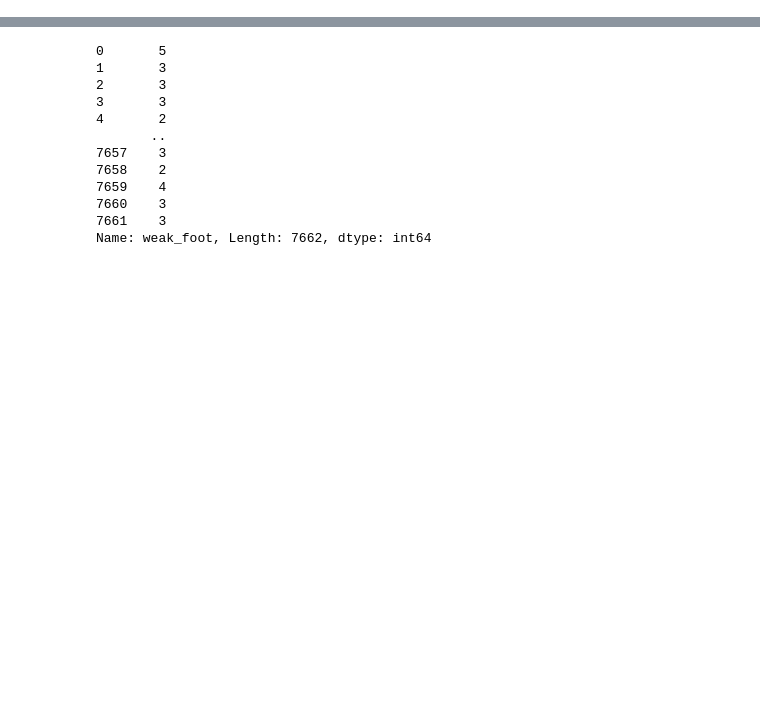
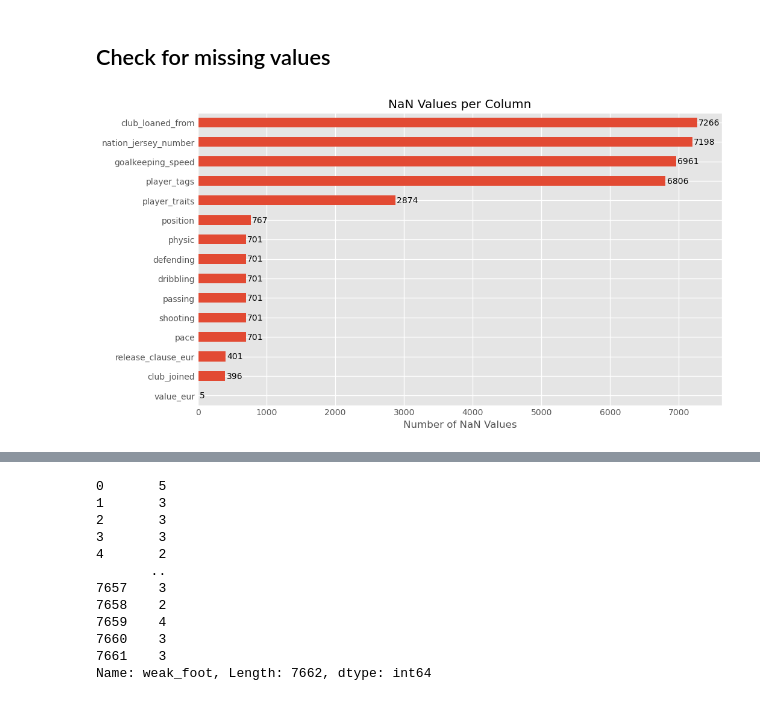
Before and after one commit to mhandt9/football-pos-prediction, a Jupyter notebook: balling.ipynb, the cells around one changed output, grey strips where cells are left out. Drawn from its saved outputs; the diff is of its cells as text; code cells hidden in the pictures; blank space fills up the shorter version.

```diff
--- a/balling.ipynb
+++ b/balling.ipynb
@@ -23,0 +93,19 @@ df_raw = pd.concat([train_raw, test_raw], ignore_index=True)
+# %% [markdown]
+## Check for missing values
+# %%
+# Check for NaN values and filter columns with more than 0 NaN
+na_counts = df_raw.isna().sum()
+columns_with_nan = na_counts[na_counts > 0].index
+df_missing = na_counts[columns_with_nan].sort_values(ascending=True)
+
+ax = df_missing.plot(kind='barh', figsize=(10, 6))
+plt.title('NaN Values per Column')
+plt.xlabel('Number of NaN Values')
+
+# Add numbers on the right side of each bar
+for i, v in enumerate(df_missing):
+    ax.text(v + 20, i, str(v), ha='left', va='center')
+
+plt.show()
+# %% [output]
+[figure, added]
```
Also changed, not shown: parts of 42 cells of this notebook.
